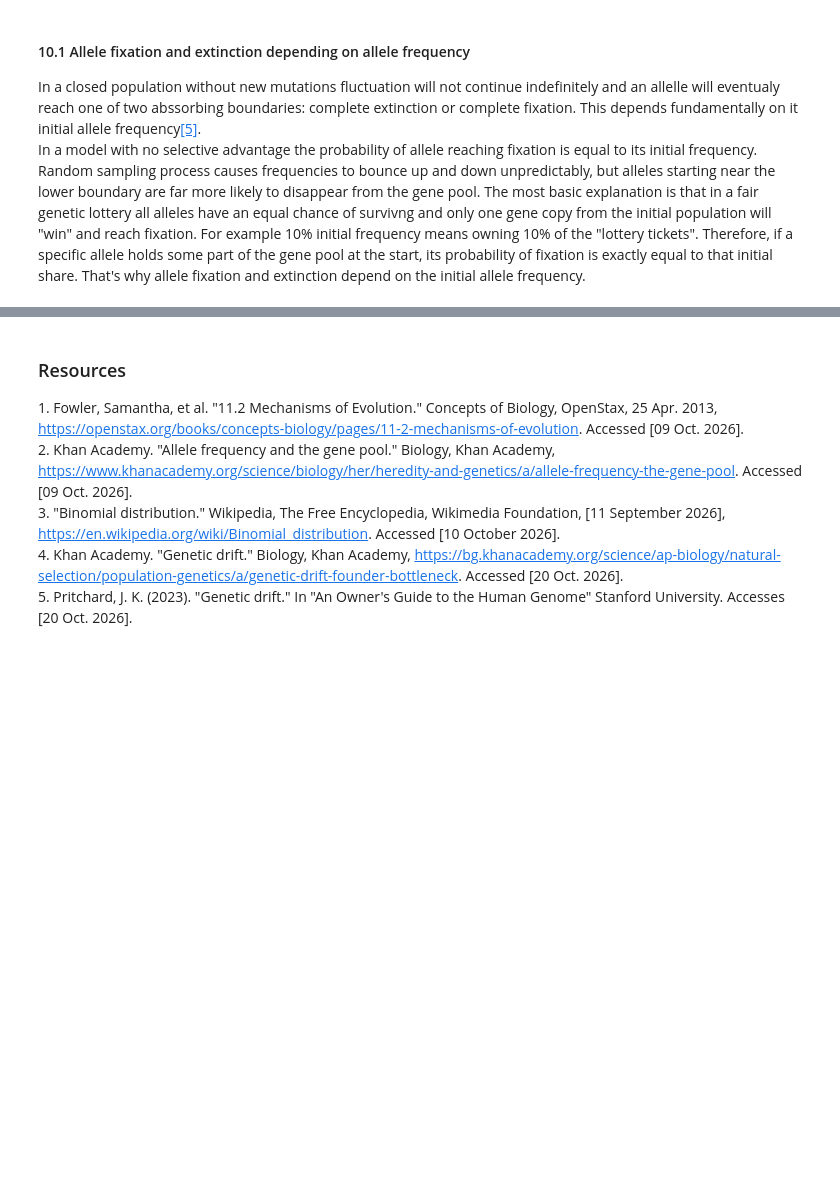
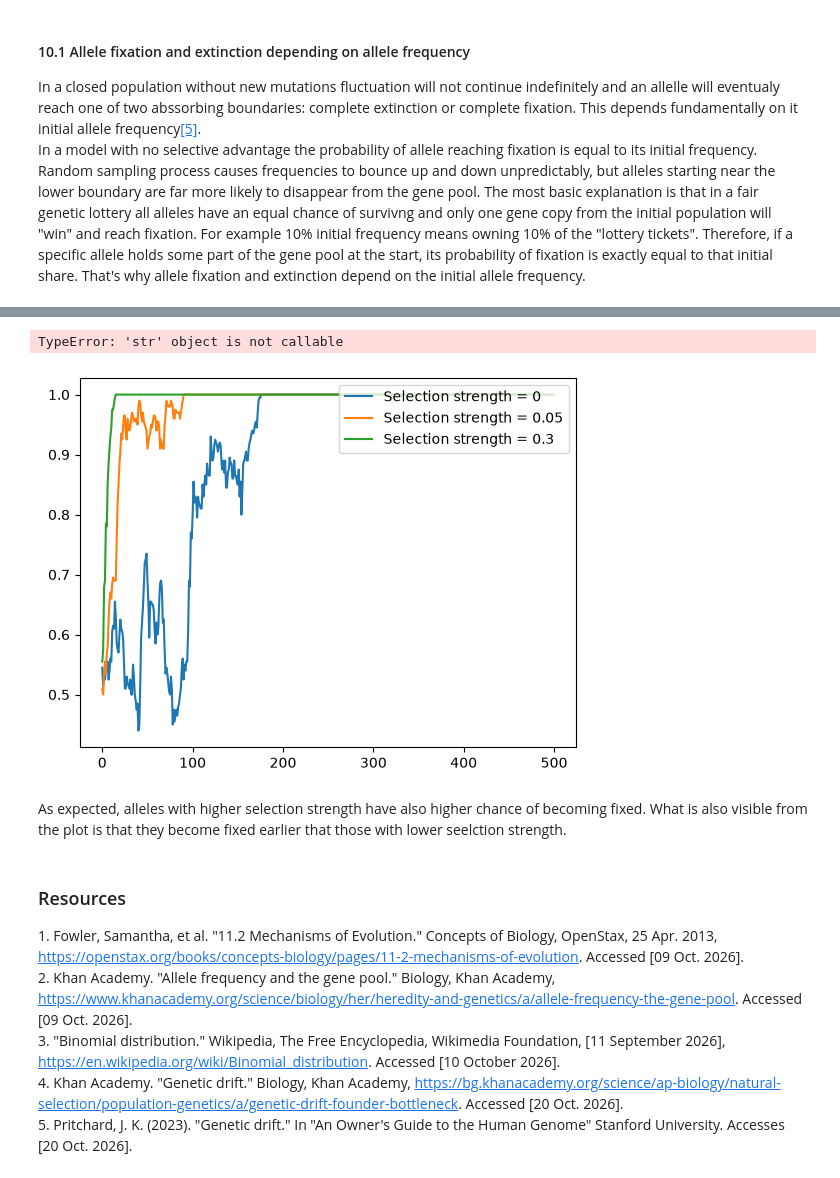
Before and after one commit to Tianna21/MathGene, a Jupyter notebook: MathGene.ipynb, the cells around one changed output, grey strips where cells are left out. Saved outputs shown, nothing was run; the diff lists cells and outputs as text; code cells hidden in the pictures; blank space fills up the shorter version.

```diff
--- a/MathGene.ipynb
+++ b/MathGene.ipynb
@@ -224,3 +230,17 @@ In a model with no selective advantage the probability of allele reaching fixati
+# %%
+selection_strengths = [0, 0.05, 0.3]
+for selection in selection_strengths:
+    current_population = simulate_population(population_size, initial_frequency,number_of_generations,selection)
+    plt.plot(current_population,label = f"Selection strength = {selection}")
+plt.legend(loc="upper right")
+plt.xlabel("Number of generation")
+plt.ylabel("Allele frequency")
+plt.show()
+# %% [output]
+TypeError: 'str' object is not callable
+[figure, added]
+# %% [markdown]
+As expected, alleles with higher selection strength have also higher chance of becoming fixed. What is also visible from the plot is that they become fixed earlier that those with lower seelction strength.
 # %% [markdown]
 ### Resources
 <a id="ref1"></a>1. Fowler, Samantha, et al. "11.2 Mechanisms of Evolution." Concepts of Biology, OpenStax, 25 Apr. 2013, https://openstax.org/books/concepts-biology/pages/11-2-mechanisms-of-evolution. Accessed [09 Oct. 2026]. <br>
```
Also changed, not shown: parts of 7 cells of this notebook.
